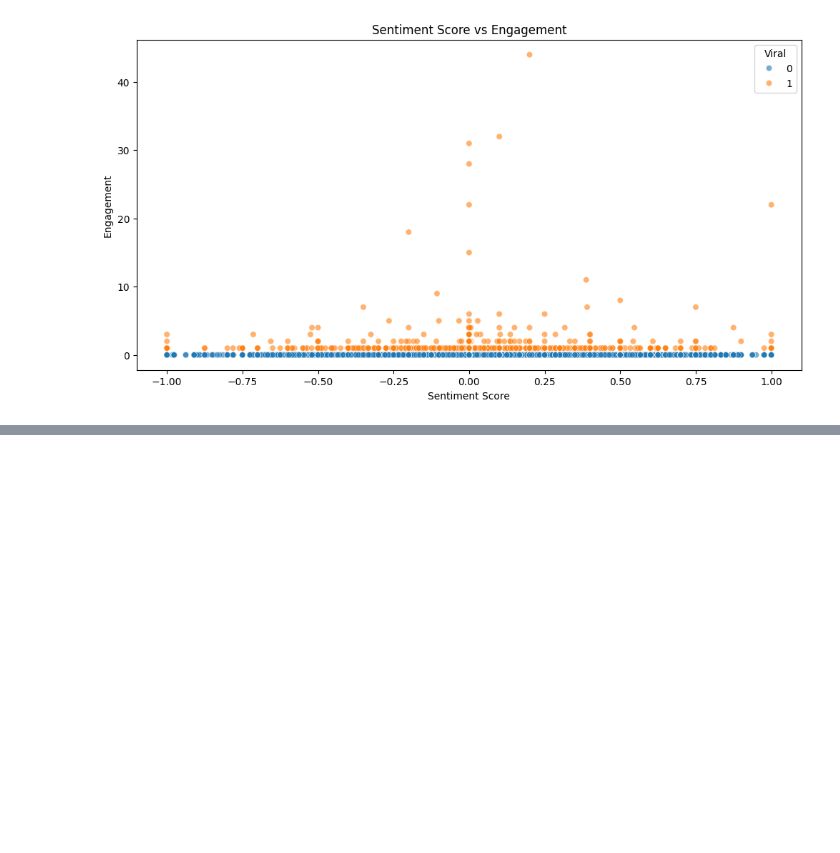
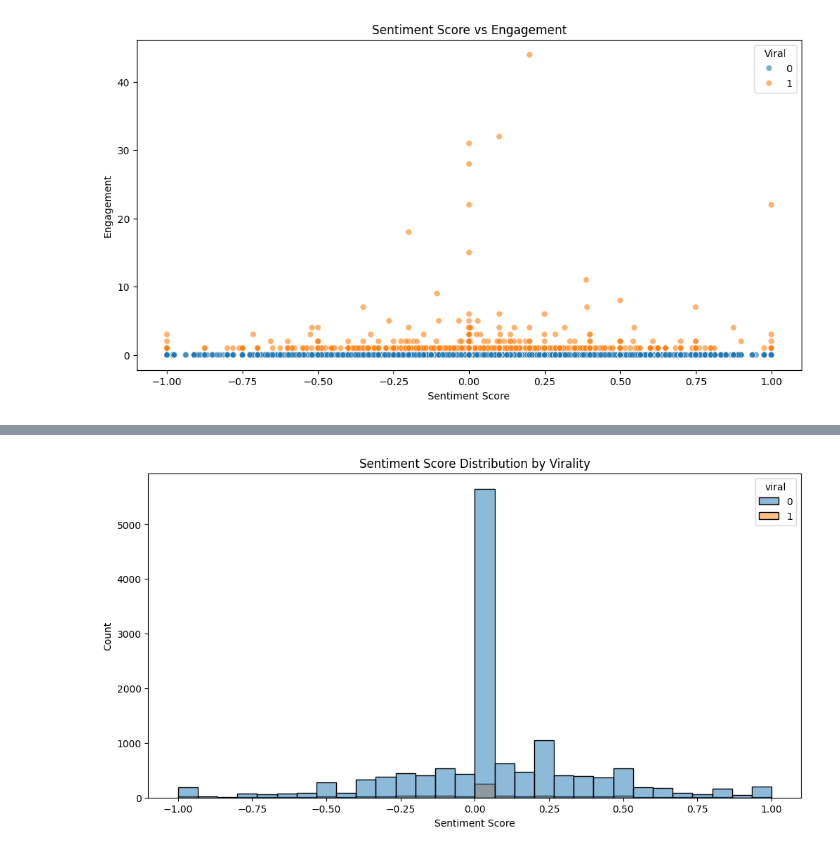
Before and after one commit to abubakarp789/Viral_or_Not-Predicting_Virality_of_Tweets, a Jupyter notebook: Predicting_Virality_of_Tweets.ipynb, the cells around one changed output, grey strips where cells are left out. Saved outputs shown, nothing was run; the diff lists cells and outputs as text; code cells hidden in the pictures; blank space fills up the shorter version.

```diff
--- a/Predicting_Virality_of_Tweets.ipynb
+++ b/Predicting_Virality_of_Tweets.ipynb
@@ -583 +669,11 @@ weighted avg       0.89      0.94      0.92      3660
+# %%
+# 3. Sentiment Analysis
+plt.figure(figsize=(12, 6))
+sns.histplot(data=data, x='sentiment_score', hue='viral', bins=30)
+plt.title('Sentiment Score Distribution by Virality')
+plt.xlabel('Sentiment Score')
+plt.ylabel('Count')
+plt.show()
+# %% [output]
+[figure, added]
 # %%
```
Also changed, not shown: parts of 17 cells of this notebook, 6 other files.
